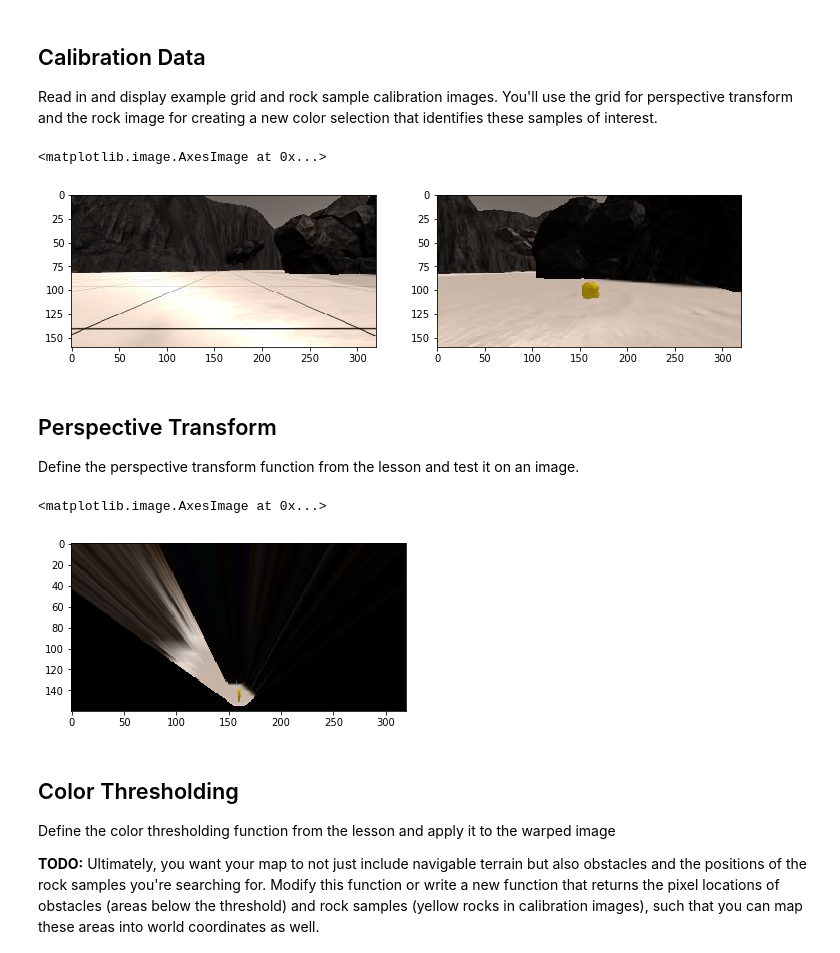
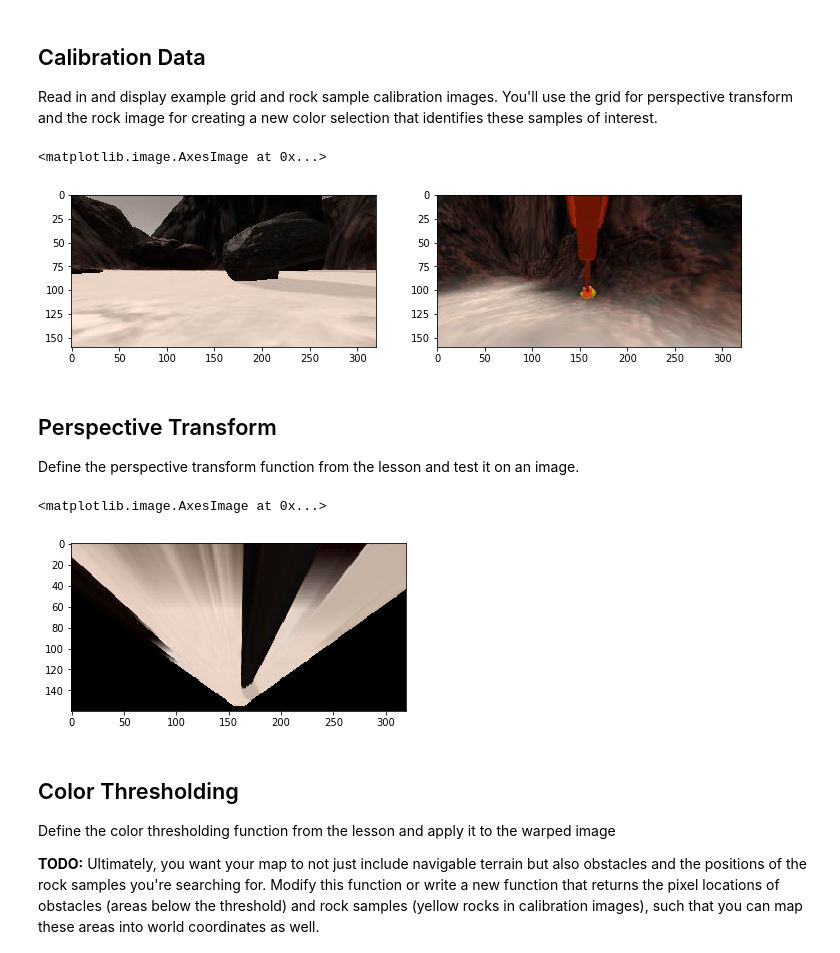
Before and after one commit to sbagadi/RoboND-Rover-Project, a Jupyter notebook: code/Rover_Project_Test_Notebook.ipynb, the cells around one changed output. Cells and saved outputs as stored; diff of their text form; code cells hidden in the pictures.

```diff
--- a/code/Rover_Project_Test_Notebook.ipynb
+++ b/code/Rover_Project_Test_Notebook.ipynb
@@ -50,20 +50,26 @@ Read in and display example grid and rock sample calibration images.  You'll use
 # You can also toggle on the rock samples with the 0 (zero) key.
 # Here's an example of the grid and one of the rocks
 example_grid = '../calibration_images/example_grid1.jpg'
-example_rock = '../calibration_images/example_rock1.jpg'
+example_rock = '../calibration_images/example_rock3.jpg'
+example_rock_pick_upable = '../calibration_images/example_rock_pick_upable.jpg'
 example_obstacle = '../calibration_images/example_obsticle1.jpg'
+example_overhang = '../calibration_images/example_overhang1.jpg'
+example_pickingup = '../calibration_images/example_pickingup1.jpg'
 grid_img = mpimg.imread(example_grid)
 rock_img = mpimg.imread(example_rock)
 obstacle_img = mpimg.imread(example_obstacle)
+overhang_img = mpimg.imread(example_overhang)
+pick_upable_rock_img = mpimg.imread(example_rock_pick_upable)
+pickingup_img = mpimg.imread(example_pickingup)
 
 fig = plt.figure(figsize=(12,3))
 plt.subplot(121)
-plt.imshow(grid_img)
+plt.imshow(overhang_img)
 plt.subplot(122)
-plt.imshow(rock_img)
+plt.imshow(pickingup_img)
 # %% [output]
 <matplotlib.image.AxesImage at 0x...>
-[figure, old version]
+[figure, new version]
 # %% [markdown]
 ## Perspective Transform
 
@@ -95,13 +101,13 @@
                   [image.shape[1]/2 + dst_size, image.shape[0] - bottom_offset],
                   [image.shape[1]/2 + dst_size, image.shape[0] - 2*dst_size - bottom_offset],
                   [image.shape[1]/2 - dst_size, image.shape[0] - 2*dst_size - bottom_offset],
                   ])
-warped = perspect_transform(rock_img, source, destination)
+warped = perspect_transform(overhang_img, source, destination)
 plt.imshow(warped)
 #scipy.misc.imsave('../output/warped_example.jpg', warped)
 # %% [output]
 <matplotlib.image.AxesImage at 0x...>
-[figure, old version]
+[figure, new version]
 # %% [markdown]
 ## Color Thresholding
 Define the color thresholding function from the lesson and apply it to the warped image
```
Also changed, not shown: parts of 7 cells of this notebook, 4 other files.
